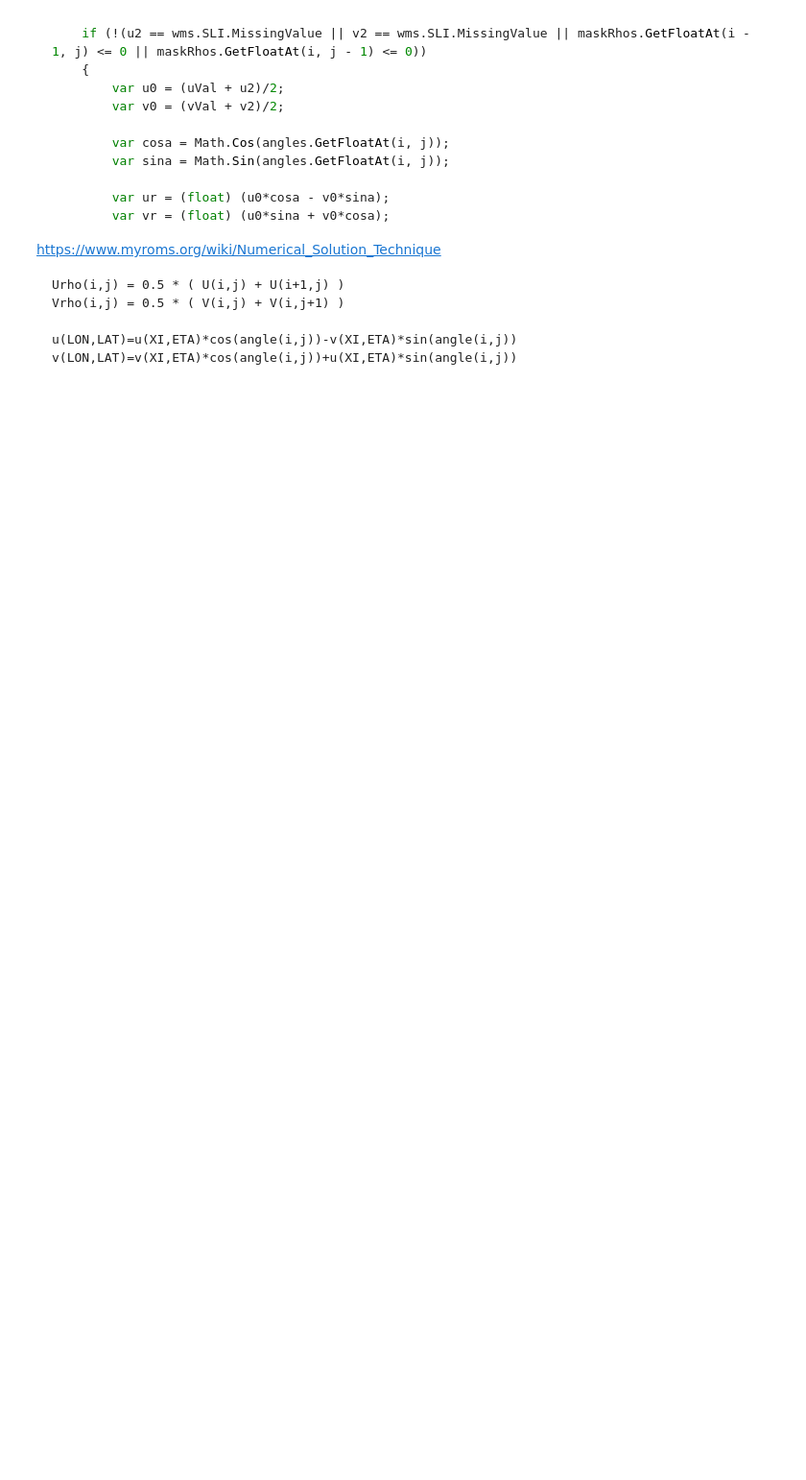
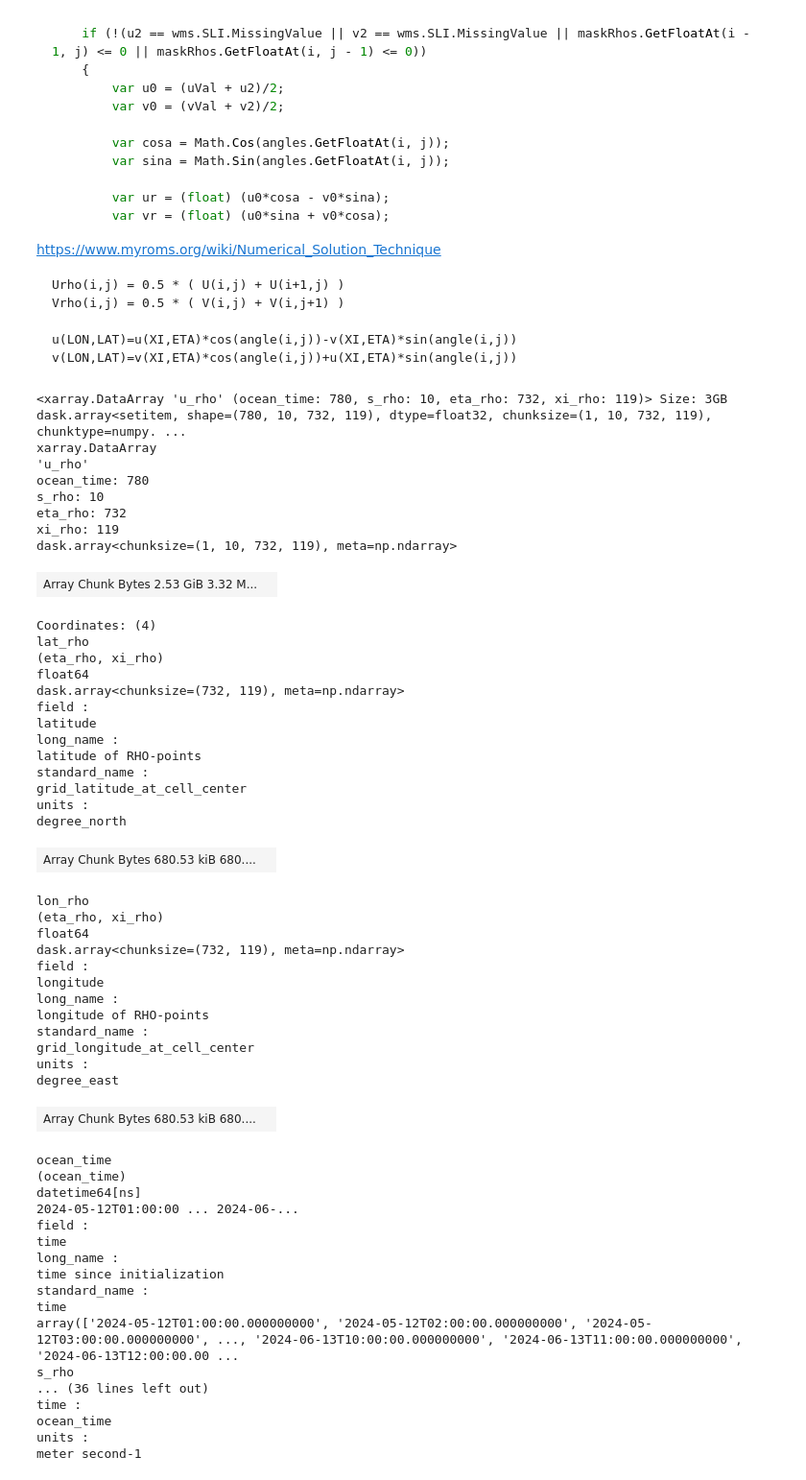
Before and after one commit to mpiannucci/ocean-notebooks, a Jupyter notebook: dbofs_best_s3_angle.ipynb, the cells around one changed output. Shown at 96% size. Cells and saved outputs as stored; diff of their text form; code cells hidden in the pictures; blank space fills up the shorter version.

````diff
--- a/dbofs_best_s3_angle.ipynb
+++ b/dbofs_best_s3_angle.ipynb
@@ -75,3 +75,79 @@ Vrho(i,j) = 0.5 * ( V(i,j) + V(i,j+1) )
 u(LON,LAT)=u(XI,ETA)*cos(angle(i,j))-v(XI,ETA)*sin(angle(i,j))
 v(LON,LAT)=v(XI,ETA)*cos(angle(i,j))+u(XI,ETA)*sin(angle(i,j))
 ```
+# %%
+u = ds.u
+
+u_rho = ds.temp
+u_rho.name = 'u_rho'
+u_rho.attrs['field'] = u.attrs['field']
+u_rho.attrs['units'] = u.attrs['units']
+u_rho.attrs['standard_name'] = u.attrs['standard_name']
+u_rho.attrs['long_name'] = u.attrs['long_name']
+
+# Have to rename the dimensions to match the rho grid, otherwise
+# xarray will refuse
+u_renamed = u.rename({
+    'xi_u': 'xi_rho',
+    'eta_u': 'eta_rho'
+})
+
+u_rho[:, :, :, 1:-1] = 0.5 * (u_renamed[:, :, :, :-1] + u_renamed[:, :, :, 1:])
+u_rho[:, :, :, 0] = u_renamed[:, :, :, 0]
+u_rho[:, :, :, -1] = u_renamed[:, :, :, -1]
+
+u_rho
+# %% [output]
+<xarray.DataArray 'u_rho' (ocean_time: 780, s_rho: 10, eta_rho: 732, xi_rho: 119)> Size: 3GB dask.array<setitem, shape=(780, 10, 732, 119), dtype=float32, chunksize=(1, 10, 732, 119), chunktype=numpy. ...
+xarray.DataArray
+'u_rho'
+ocean_time: 780
+s_rho: 10
+eta_rho: 732
+xi_rho: 119
+dask.array<chunksize=(1, 10, 732, 119), meta=np.ndarray>
+| Array Chunk Bytes 2.53 GiB 3.32 M... |  |
+Coordinates: (4)
+lat_rho
+(eta_rho, xi_rho)
+float64
+dask.array<chunksize=(732, 119), meta=np.ndarray>
+field :
+latitude
+long_name :
+latitude of RHO-points
+standard_name :
+grid_latitude_at_cell_center
+units :
+degree_north
+| Array Chunk Bytes 680.53 kiB 680.... |  |
+lon_rho
+(eta_rho, xi_rho)
+float64
+dask.array<chunksize=(732, 119), meta=np.ndarray>
+field :
+longitude
+long_name :
+longitude of RHO-points
+standard_name :
+grid_longitude_at_cell_center
+units :
+degree_east
+| Array Chunk Bytes 680.53 kiB 680.... |  |
+ocean_time
+(ocean_time)
+datetime64[ns]
+2024-05-12T01:00:00 ... 2024-06-...
+field :
+time
+long_name :
+time since initialization
+standard_name :
+time
+array(['2024-05-12T01:00:00.000000000', '2024-05-12T02:00:00.000000000', '2024-05-12T03:00:00.000000000', ..., '2024-06-13T10:00:00.000000000', '2024-06-13T11:00:00.000000000', '2024-06-13T12:00:00.00 ...
+s_rho
+... (36 lines left out)
+time :
+ocean_time
+units :
+meter second-1
````
Also changed, not shown: parts of 6 cells of this notebook.
